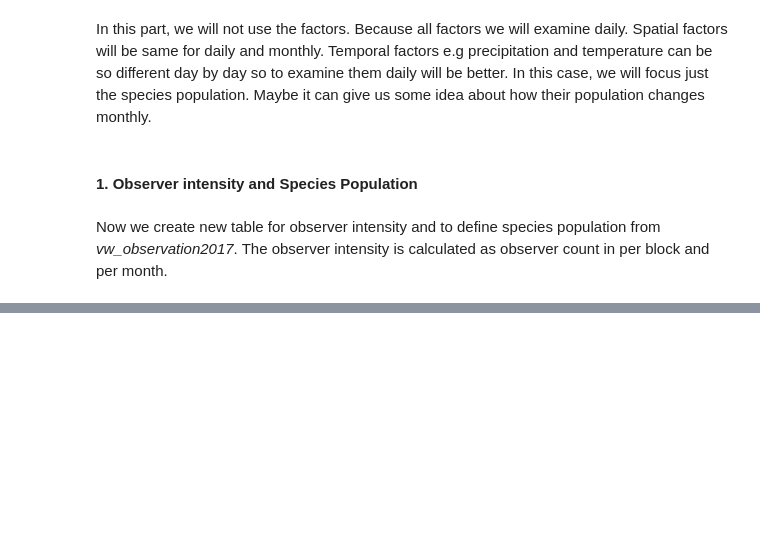
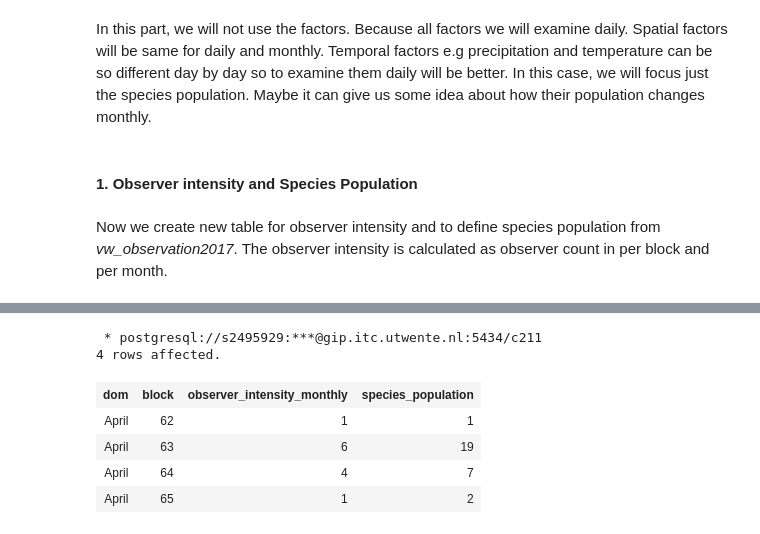
Before and after one commit to 3enedix/BGP_2021_B, a Jupyter notebook: monthly_observer_intensity.ipynb, the cells around one changed output, grey strips where cells are left out. Saved outputs shown, nothing was run; the diff lists cells and outputs as text; code cells hidden in the pictures; blank space fills up the shorter version.

Commit message:
Monthly and daily

```diff
--- a/monthly_observer_intensity.ipynb
+++ b/monthly_observer_intensity.ipynb
@@ -138 +138,14 @@ Group by dom, block
 []
+# %%
+%%sql
+Select *
+From observer_intensity_monthly
+Limit 4
+# %% [output]
+ * postgresql://s2495929:***@gip.itc.utwente.nl:5434/c211
+4 rows affected.
+| dom | block | observer_intensity_monthly | species_population |
+| April | 62 | 1 | 1 |
+| April | 63 | 6 | 19 |
+| April | 64 | 4 | 7 |
+| April | 65 | 1 | 2 |
```
Also changed, not shown: parts of 3 cells of this notebook, 1 other file.
